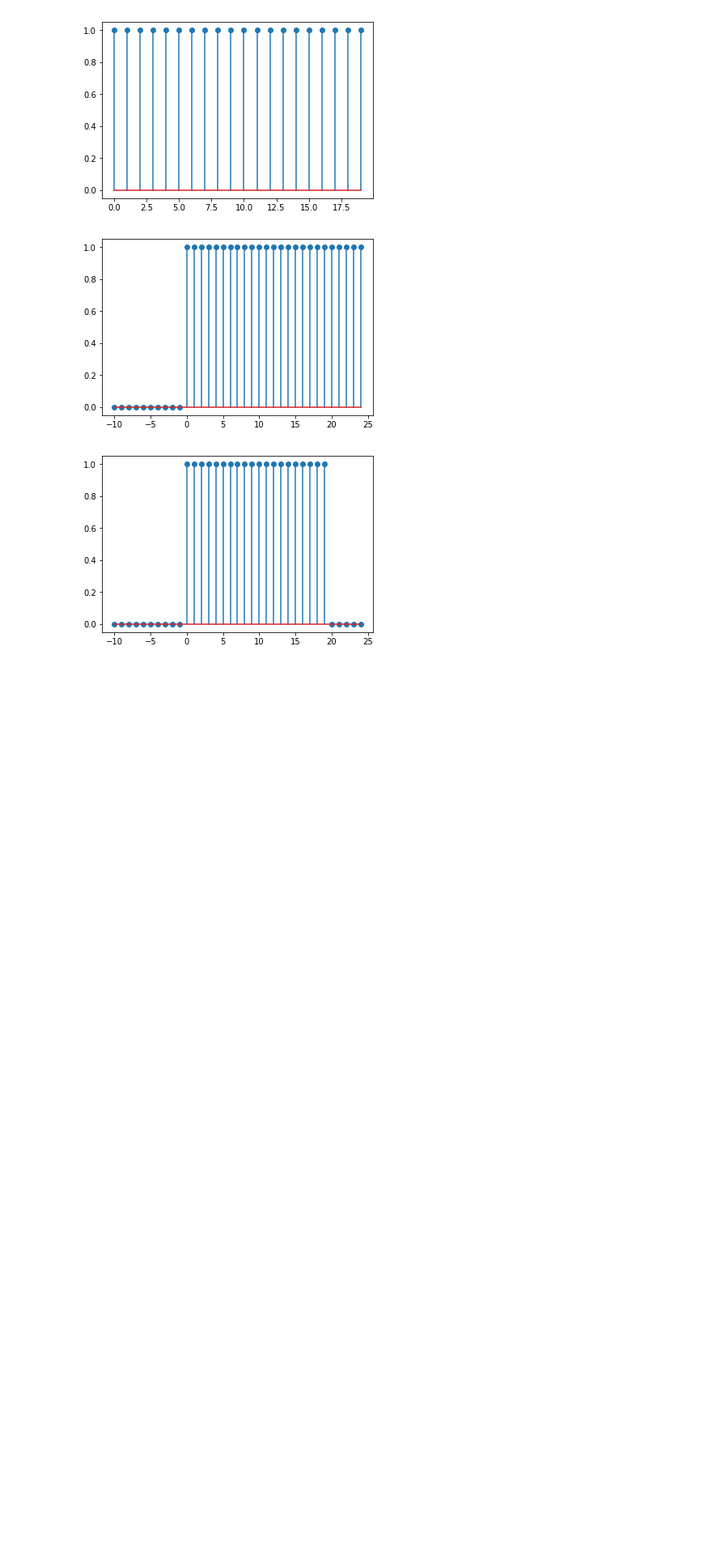
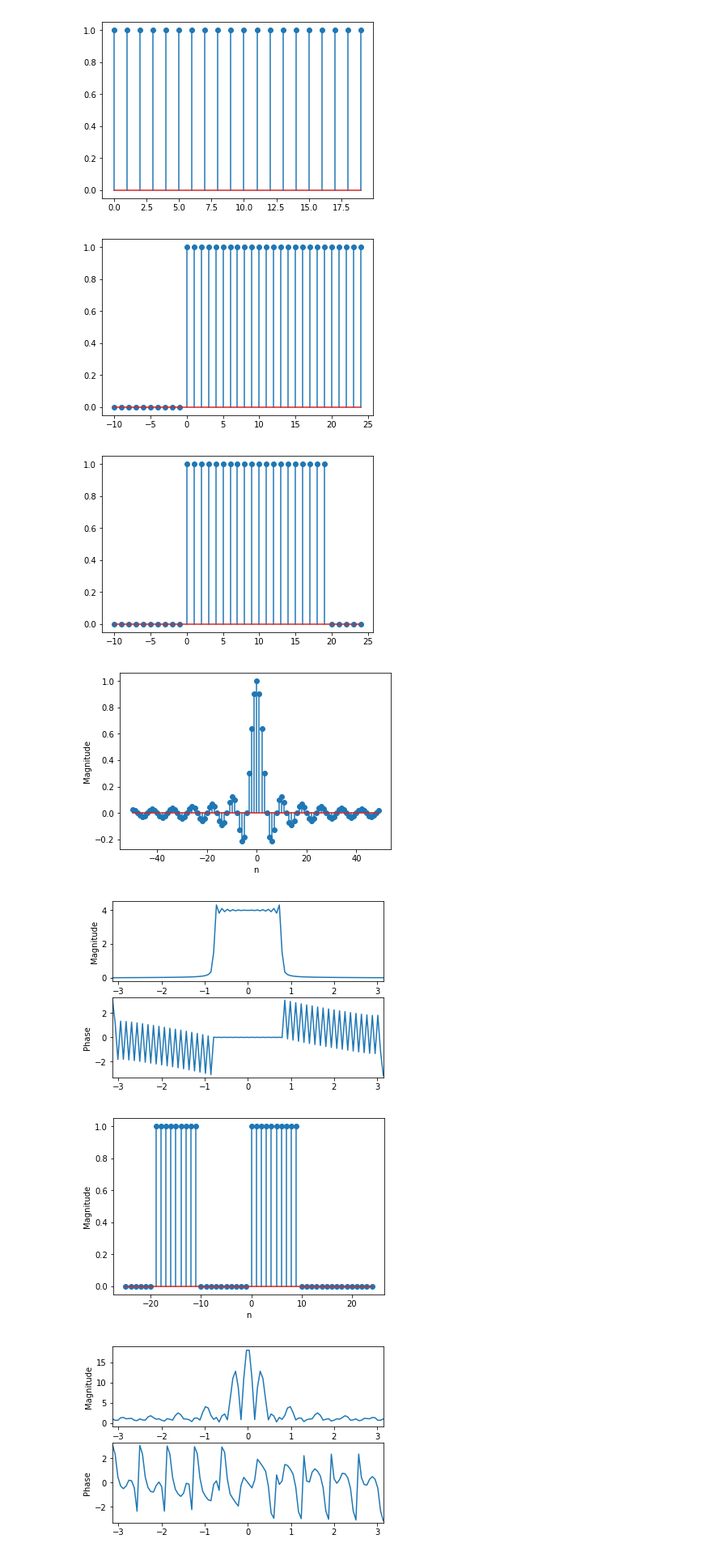
Before and after one commit to Eric-w-H/signals_functions, a Jupyter notebook: Signals_WKBK.ipynb, the cells around one changed output. Shown at 81% size. Drawn from its saved outputs; the diff is of its cells as text; code cells hidden in the pictures; blank space fills up the shorter version.

Commit message:
Added dirichlet, updated readme

```diff
--- a/Signals_WKBK.ipynb
+++ b/Signals_WKBK.ipynb
@@ -17,6 +17,19 @@ def zero(n):
 
 def power_signal(gamma):
     return lambda n: gamma**n
+
+def sinc(arg):
+    return lambda n: 1 if (n * arg) % np.pi == 0 else np.sin(arg * n)/(arg * n)
+
+def dirichlet(N, arg):
+    return lambda n: (-1)**(n*(N-1)) if (n*arg)%np.pi == 0 else np.sin(N*n*arg/2)/(N*np.sin(arg*n/2))
+
+def rect(duty_cycle=0.5, amp=1, period=2, count=1, dc_offset=0, t_offset=0):
+    if count <= 0:
+        return lambda n: amp + dc_offset if (n - t_offset) % period < period * duty_cycle else dc_offset
+    return lambda n: dc_offset if abs((n - t_offset) / period) >=+ count else (
+        amp + dc_offset if (n + t_offset) % period < period * duty_cycle else dc_offset
+    )
 
 def gen_signal( start, end, signal=zero, bk=[] ):
     """Returns a tuple with a lambda function and a range. bk or signal or both can be specified."""
@@ -72,6 +85,8 @@ def graph_signal(signal):
                     num=(signal[1][1] - signal[1][0]))
     y = [signal[0](i) for i in x]
     plt.figure()
+    plt.ylabel('Magnitude')
+    plt.xlabel('n')
     plt.stem(x,y)
     plt.show()
 
@@ -172,3 +168,15 @@ graph_signal(c2)
 [figure]
 [figure]
 [figure]
+# %%
+s = gen_signal(-50,50, signal=sinc(np.pi / 4))
+graph_signal(s)
+DTFT(s)
+r = gen_signal(-25, 25, signal=rect(period=20, count=1, t_offset = 0, duty_cycle = .5))
+graph_signal(r)
+DTFT(r)
+# %% [output]
+[figure, added]
+[figure, added]
+[figure, added]
+[figure, added]
```
Also changed, not shown: parts of 3 cells of this notebook.
